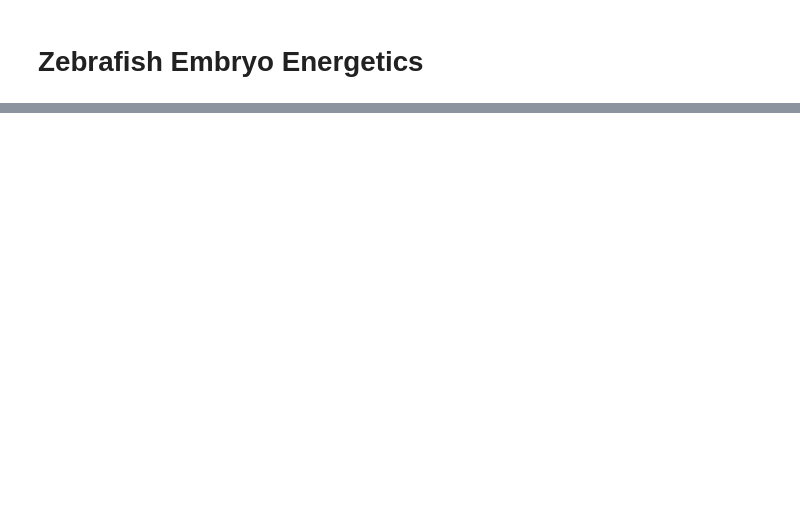
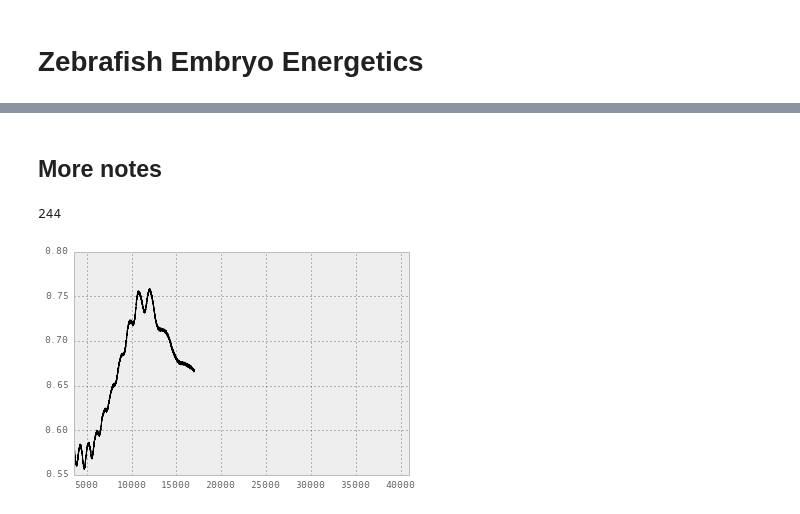
Before and after one commit to hugobowne/zebrafish_embryogenesis_energetics, a Jupyter notebook: ZF_energetics_notes.ipynb, the cells around one changed output, grey strips where cells are left out. Saved outputs shown, nothing was run; the diff lists cells and outputs as text; code cells hidden in the pictures; blank space fills up the shorter version.

Commit message:
added some fourier analysis notes

```diff
--- a/ZF_energetics_notes.ipynb
+++ b/ZF_energetics_notes.ipynb
@@ -52,0 +102,13 @@ indmin
+# %% [markdown]
+<h2> More notes </h2>
+# %%
+z = y[m:]
+z1 = pd.rolling_mean(z, 150)
+k1 = argrelextrema(z1.values,np.less)[0] #local minima
+s = yin_av-y[m+k1[0]:]
+xs = x[m+k1[0]:]
+s.plot(style='k')
+print k1[0]
+# %% [output]
+244
+[figure, added]
```
Also changed, not shown: parts of 25 cells of this notebook.
